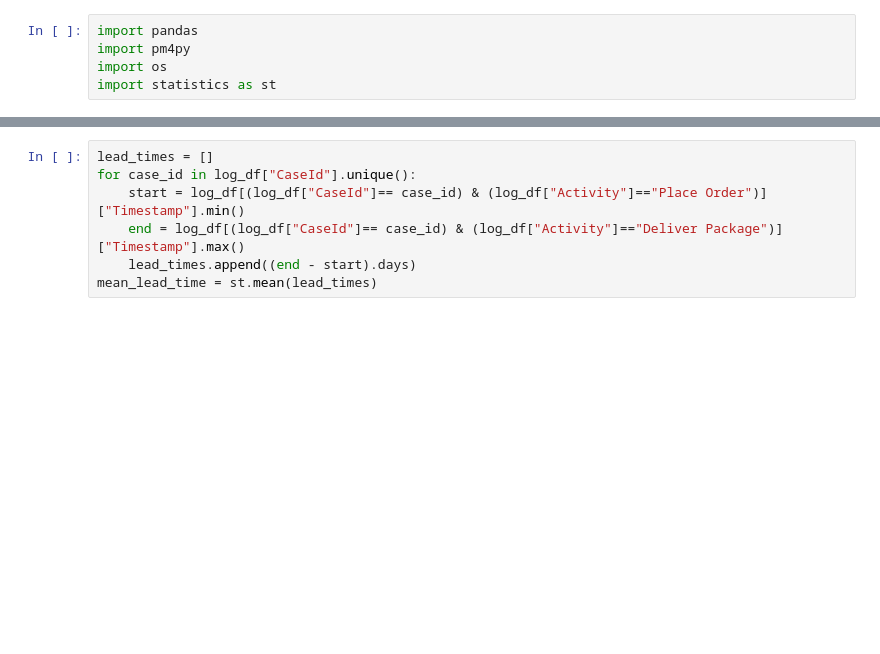
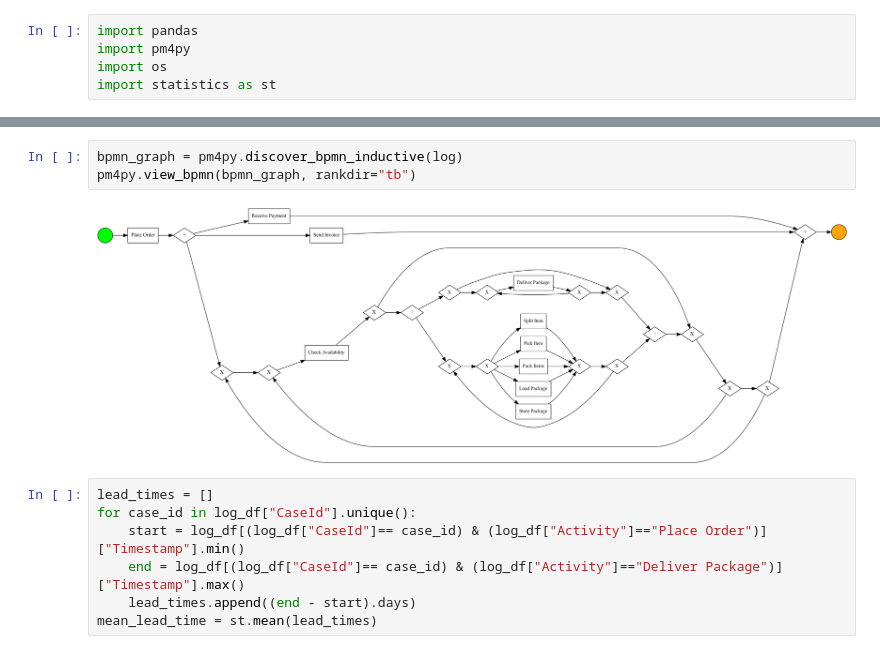
Before and after one commit to MHarmsKlu/SimulationSplittedDeliveries, a Jupyter notebook: simulation/trad_pm_div_analysis.ipynb, the cells around one changed output, grey strips where cells are left out. Saved outputs shown, nothing was run; the diff lists cells and outputs as text; blank space fills up the shorter version.

```diff
--- a/simulation/trad_pm_div_analysis.ipynb
+++ b/simulation/trad_pm_div_analysis.ipynb
@@ -40,3 +41,8 @@ pm4py.vis.view_dfg(dfg, start, end)
+# %%
+bpmn_graph = pm4py.discover_bpmn_inductive(log)
+pm4py.view_bpmn(bpmn_graph, rankdir="tb")
+# %% [output]
+[figure, added]
 # %%
 lead_times = []
 for case_id in log_df["CaseId"].unique():
```
Also changed, not shown: parts of 5 cells of this notebook, 1 other file.
